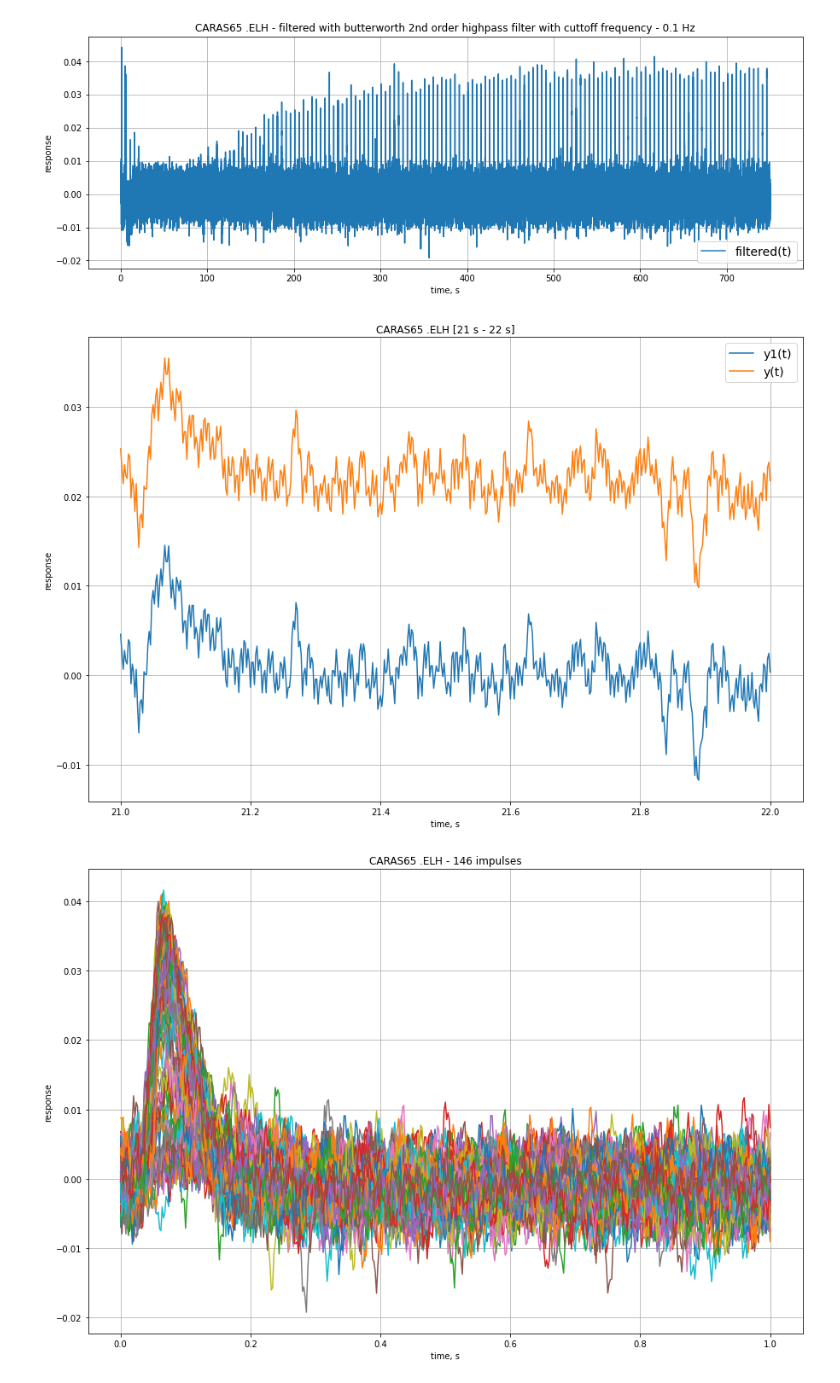
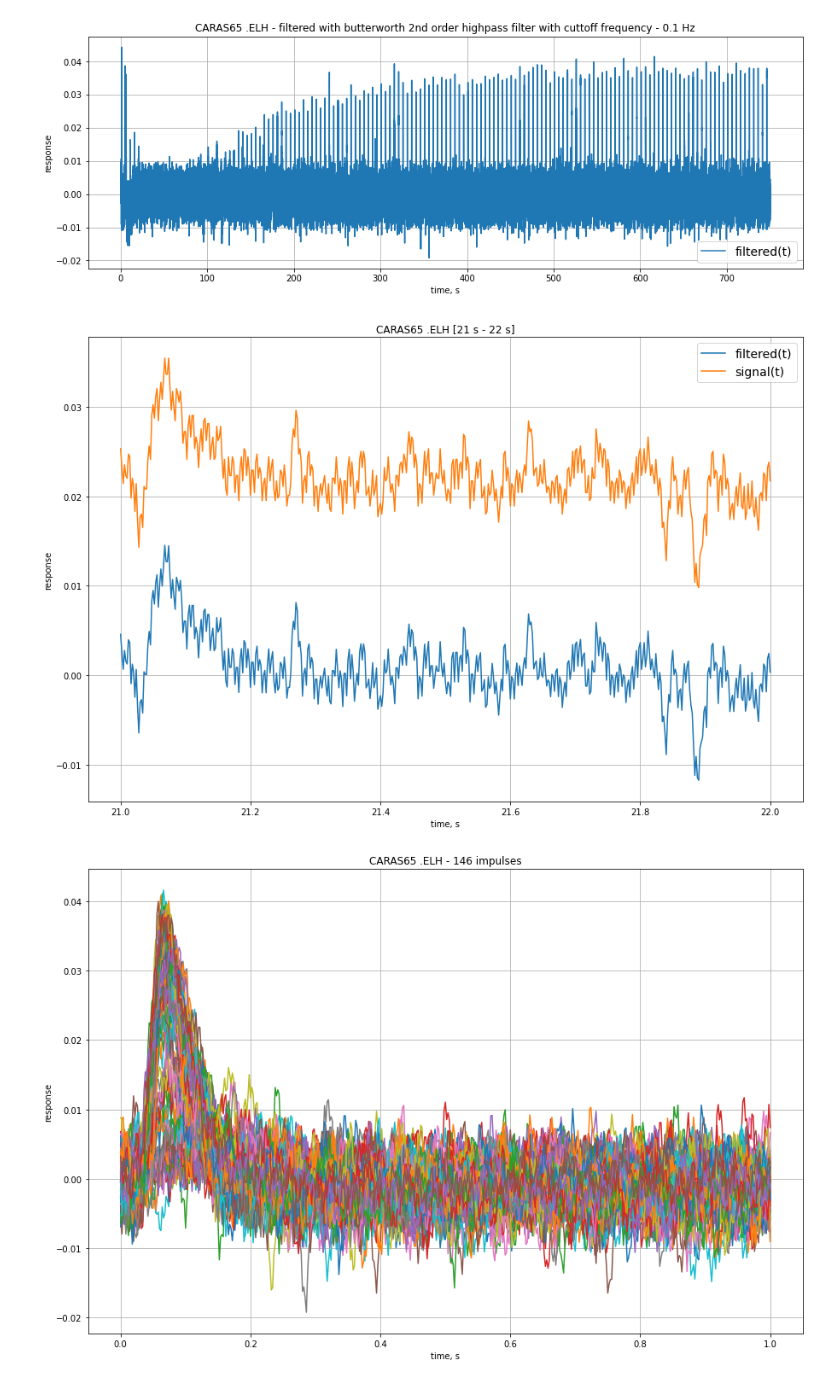
Before and after one commit to AndreiZherder/adaptation-memory, a Jupyter notebook: carassius.ipynb, the cells around one changed output. Saved outputs shown, nothing was run; the diff lists cells and outputs as text; code cells hidden in the pictures.

```diff
--- a/carassius.ipynb
+++ b/carassius.ipynb
@@ -60,18 +68,18 @@ ax.grid()
 # %%
 fig, ax = plt.subplots()
 start_time = 21
 end_time = 22
-ax.plot(t[start_time * fs:end_time * fs + 1], filtered[start_time * fs:end_time * fs + 1], label='y1(t)')
-ax.plot(t[start_time * fs:end_time * fs + 1], signal[start_time * fs:end_time * fs + 1], label='y(t)')
+ax.plot(t[start_time * fs:end_time * fs + 1], filtered[start_time * fs:end_time * fs + 1], label='filtered(t)')
+ax.plot(t[start_time * fs:end_time * fs + 1], signal[start_time * fs:end_time * fs + 1], label='signal(t)')
 fig.set_figwidth(15)
 fig.set_figheight(10)
 ax.set_xlabel('time, s')
 ax.set_ylabel('response')
 ax.set_title(f'{filename} [{start_time} s - {end_time} s]')
 ax.legend(prop={"size": 14})
 ax.grid()
 # %% [output]
-[figure, old version]
+[figure, new version]
 # %%
 impulses_cnt = ((n - 1) // fs - first_impulse_start_time) // period + 1
 impulses = []
```
Also changed, not shown: parts of 1 cell of this notebook.
